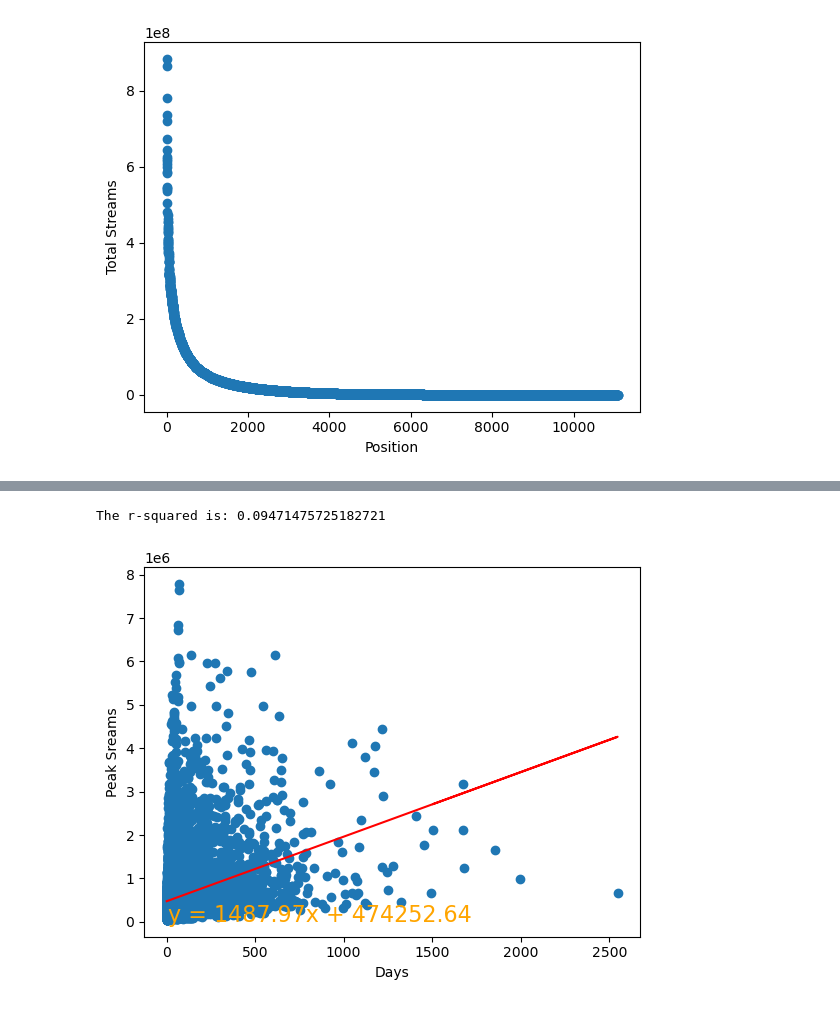
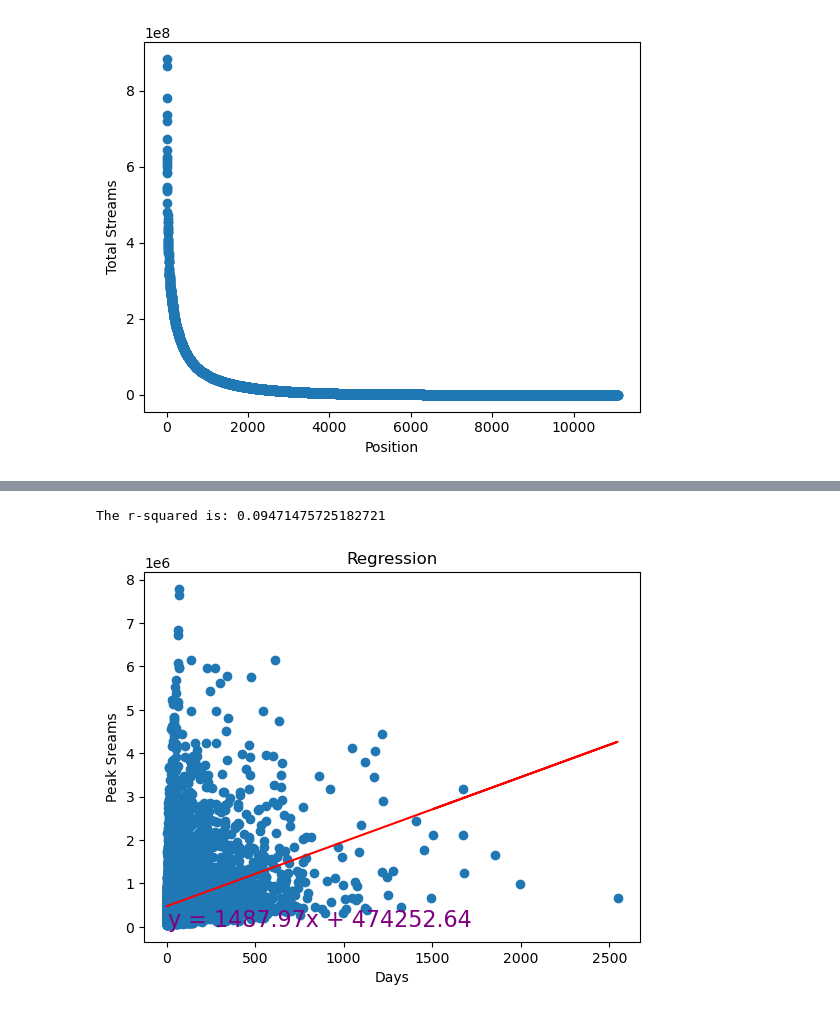
Before and after one commit to Musiholic/bootcamp-project-1, a Jupyter notebook: Sample Project1.ipynb, the cells around one changed output, grey strips where cells are left out. Drawn from its saved outputs; the diff is of its cells as text; code cells hidden in the pictures.

```diff
--- a/Sample Project1.ipynb
+++ b/Sample Project1.ipynb
@@ -405,17 +409,19 @@ The r-squared is: 0.2554865089750157
-# %%
-# Print out the r-squared value along with the Days and Peak Streams plot.
-x_values =  music_chart_complete['Days']
-y_values =  music_chart_complete['Peak Streams']
-(slope, intercept, rvalue, pvalue, stderr) = linregress(x_values, y_values)
-regress_values = x_values * slope + intercept
-line_eq = "y = " + str(round(slope,2)) + "x + " + str(round(intercept,2))
-plt.scatter(x_values,y_values)
-plt.plot(x_values,regress_values,"r-")
-plt.annotate(line_eq,(5.6,0.7),fontsize=16,color="orange")
-plt.xlabel('Days')
-plt.ylabel('Peak Sreams')
-print(f"The r-squared is: {rvalue**2}")
-plt.show()
-# %% [output]
-The r-squared is: 0.09471475725182721
-[figure, removed]
+# %%
+# Print out the r-squared value along with the Days and Peak Streams plot.
+x_values =  music_chart_complete['Days']
+y_values =  music_chart_complete['Peak Streams']
+(slope, intercept, rvalue, pvalue, stderr) = linregress(x_values, y_values)
+regress_values = x_values * slope + intercept
+line_eq = "y = " + str(round(slope,2)) + "x + " + str(round(intercept,2))
+plt.scatter(x_values,y_values)
+plt.plot(x_values,regress_values,"r-")
+plt.annotate(line_eq,(5.6,0.7),fontsize=16,color="purple")
+plt.title('Regression')
+plt.xlabel('Days')
+plt.ylabel('Peak Sreams')
+print(f"The r-squared is: {rvalue**2}")
+plt.savefig("name")
+plt.show()
+# %% [output]
+The r-squared is: 0.09471475725182721
+[figure, added]
```
Also changed, not shown: parts of 4 cells of this notebook.
